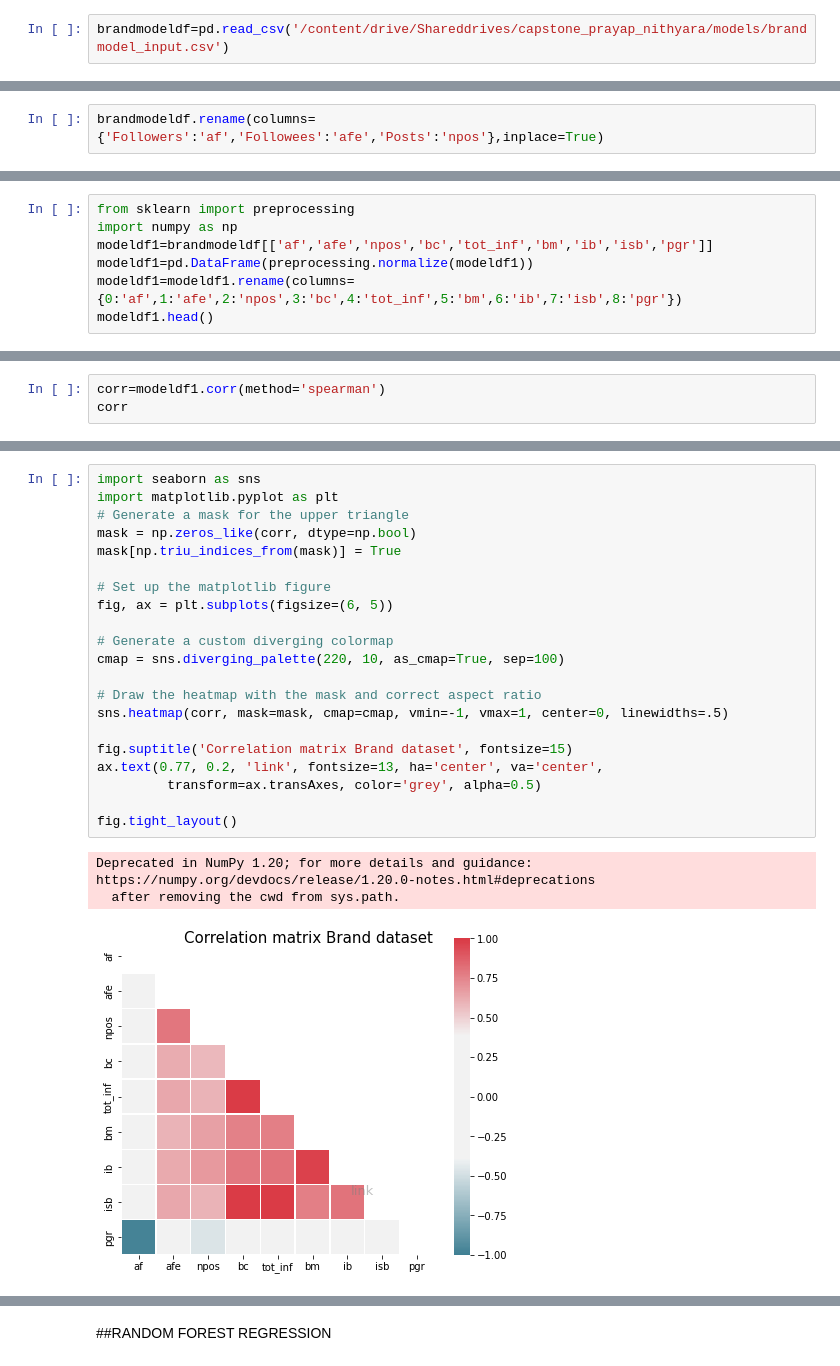
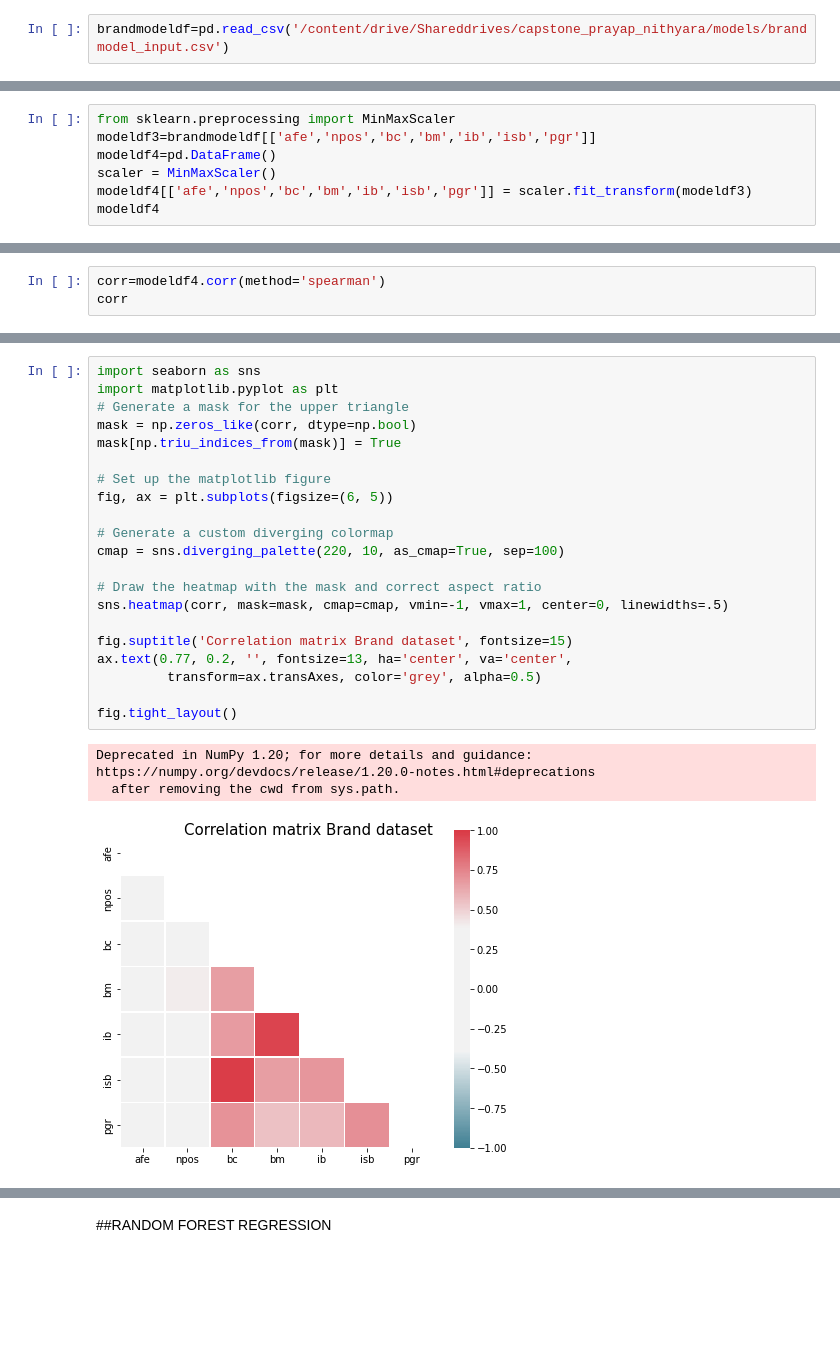
Before and after one commit to prayap/nithyara-prayap, a Jupyter notebook: models.ipynb, the cells around one changed output, grey strips where cells are left out. Cells and saved outputs as stored; diff of their text form; blank space fills up the shorter version.

```diff
--- a/models.ipynb
+++ b/models.ipynb
@@ -68,2 +68,0 @@ sns.pairplot(brandmodeldf)
-# %%
-brandmodeldf.rename(columns={'Followers':'af','Followees':'afe','Posts':'npos'},inplace=True)
@@ -70,8 +85,8 @@ brandmodeldf.rename(columns={'Followers':'af','Followees':'afe','Posts':'npos'},
 # %%
-from sklearn import preprocessing
-import numpy as np
-modeldf1=brandmodeldf[['af','afe','npos','bc','tot_inf','bm','ib','isb','pgr']]
-modeldf1=pd.DataFrame(preprocessing.normalize(modeldf1))
-modeldf1=modeldf1.rename(columns={0:'af',1:'afe',2:'npos',3:'bc',4:'tot_inf',5:'bm',6:'ib',7:'isb',8:'pgr'})
-modeldf1.head()
+from sklearn.preprocessing import MinMaxScaler
+modeldf3=brandmodeldf[['afe','npos','bc','bm','ib','isb','pgr']]
+modeldf4=pd.DataFrame()
+scaler = MinMaxScaler()
+modeldf4[['afe','npos','bc','bm','ib','isb','pgr']] = scaler.fit_transform(modeldf3)
+modeldf4
 # %% [output]
@@ -84,4 +121,4 @@ modeldf1.head()
 # %%
-corr=modeldf1.corr(method='spearman')
+corr=modeldf4.corr(method='spearman')
 corr
 # %% [output]
@@ -98,26 +133,26 @@ corr
 # %%
 import seaborn as sns
 import matplotlib.pyplot as plt
 # Generate a mask for the upper triangle
 mask = np.zeros_like(corr, dtype=np.bool)
 mask[np.triu_indices_from(mask)] = True
 
 # Set up the matplotlib figure
 fig, ax = plt.subplots(figsize=(6, 5))
 
 # Generate a custom diverging colormap
 cmap = sns.diverging_palette(220, 10, as_cmap=True, sep=100)
 
 # Draw the heatmap with the mask and correct aspect ratio
 sns.heatmap(corr, mask=mask, cmap=cmap, vmin=-1, vmax=1, center=0, linewidths=.5)
 
 fig.suptitle('Correlation matrix Brand dataset', fontsize=15)
-ax.text(0.77, 0.2, 'link', fontsize=13, ha='center', va='center',
+ax.text(0.77, 0.2, '', fontsize=13, ha='center', va='center',
          transform=ax.transAxes, color='grey', alpha=0.5)
 
 fig.tight_layout()
 # %% [output]
 Deprecated in NumPy 1.20; for more details and guidance: https://numpy.org/devdocs/release/1.20.0-notes.html#deprecations
   after removing the cwd from sys.path.
-[figure, old version]
+[figure, new version]
 # %%
```
Also changed, not shown: parts of 23 cells of this notebook, 1 other file.
